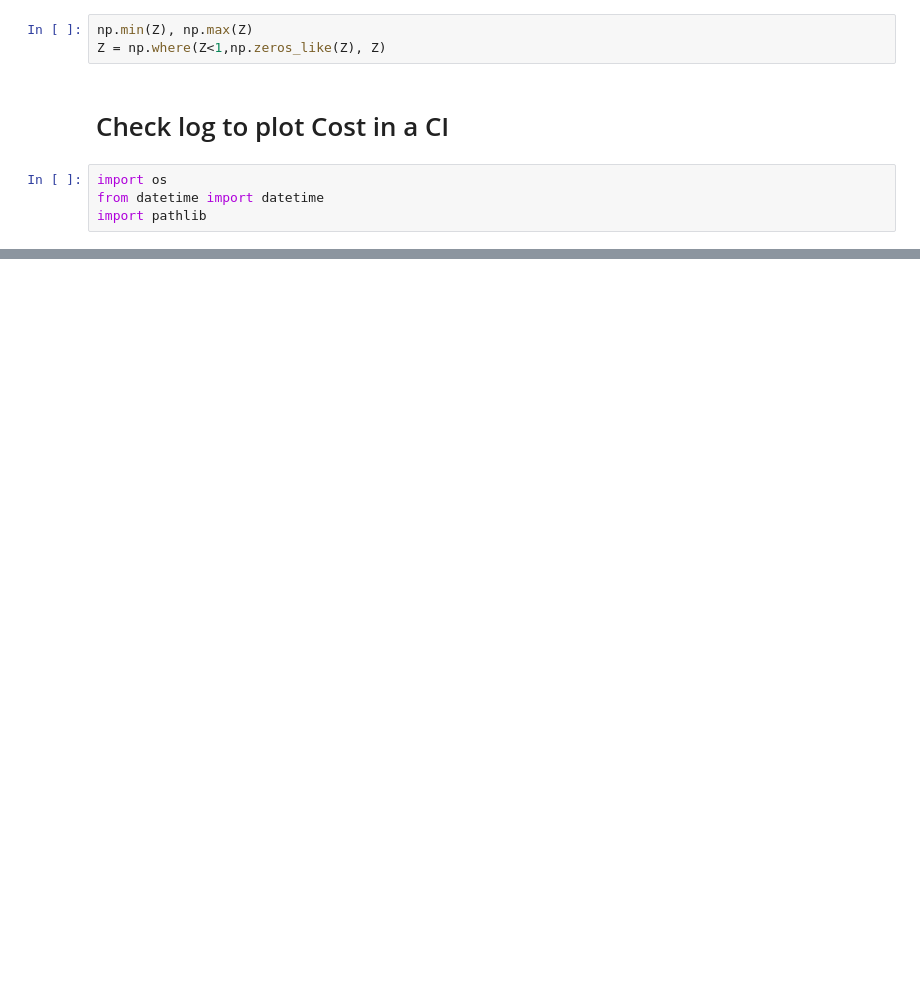
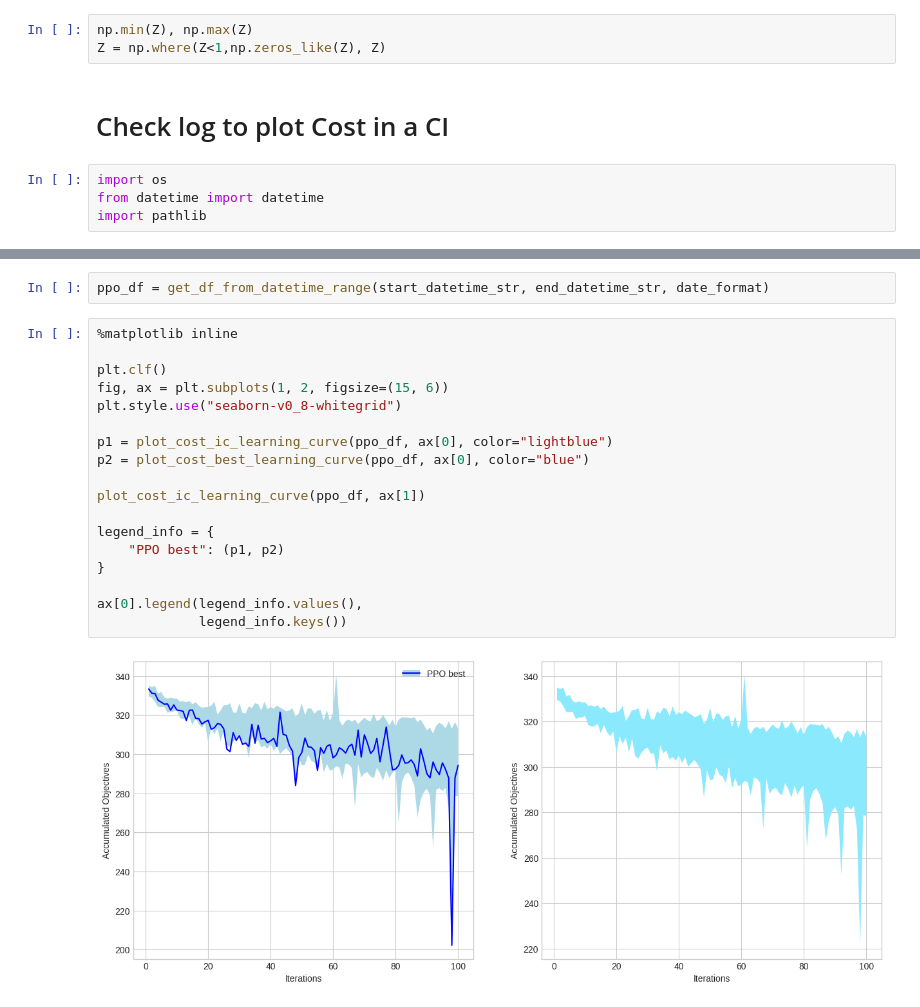
Before and after one commit to thd-research/regelum-playground, a Jupyter notebook: notebooks/check_log_and_compare_objective.ipynb, the cells around one changed output, grey strips where cells are left out. Drawn from its saved outputs; the diff is of its cells as text; blank space fills up the shorter version.

Commit message:
add confident interval learning curve

```diff
--- a/notebooks/check_log_and_compare_objective.ipynb
+++ b/notebooks/check_log_and_compare_objective.ipynb
@@ -300,0 +315,22 @@ total_df
+# %%
+ppo_df = get_df_from_datetime_range(start_datetime_str, end_datetime_str, date_format)
+# %%
+%matplotlib inline
+
+plt.clf()
+fig, ax = plt.subplots(1, 2, figsize=(15, 6))
+plt.style.use("seaborn-v0_8-whitegrid")
+
+p1 = plot_cost_ic_learning_curve(ppo_df, ax[0], color="lightblue")
+p2 = plot_cost_best_learning_curve(ppo_df, ax[0], color="blue")
+
+plot_cost_ic_learning_curve(ppo_df, ax[1])
+
+legend_info = {
+    "PPO best": (p1, p2)
+}
+
+ax[0].legend(legend_info.values(),
+             legend_info.keys())
+# %% [output]
+[figure, added]
```
Also changed, not shown: parts of 7 cells of this notebook, 1 other file.
